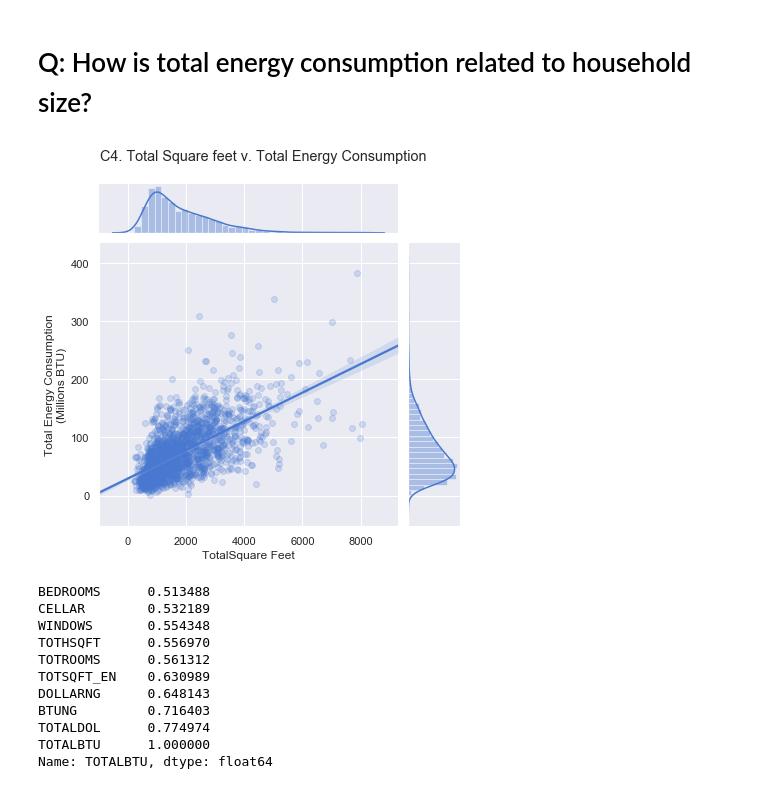
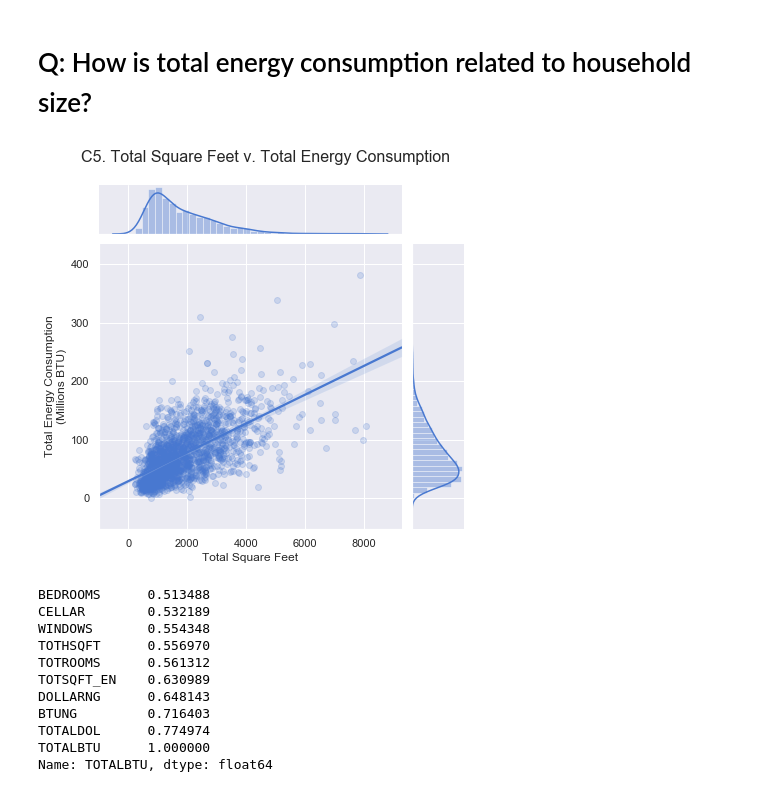
Before and after one commit to ishareef7/Springboard, a Jupyter notebook: Capstone1/EDA/EDA.ipynb, the cells around one changed output. Saved outputs shown, nothing was run; the diff lists cells and outputs as text; code cells hidden in the pictures.

```diff
--- a/Capstone1/EDA/EDA.ipynb
+++ b/Capstone1/EDA/EDA.ipynb
@@ -162,13 +151,13 @@ _ = plt.title('Distribution of Total Energy Consumption')
 # %% [markdown]
 # Q: How is total energy consumption related to household size?
 # %%
-c4 = sns.jointplot(x = 'TOTSQFT_EN', y = 'TOTALBTU', kind = 'reg', data = scaled_btu , scatter_kws = {'alpha':0.2})
-_ = c4.set_axis_labels('TotalSquare Feet','Total Energy Consumption\n(Millions BTU)')
-_ = c4.fig.subplots_adjust(top=0.9)
-_ = c4.fig.suptitle('C4. Total Square feet v. Total Energy Consumption')
-_ = c4.savefig('c4.jpg')
+c5 = sns.jointplot(x = 'TOTSQFT_EN', y = 'TOTALBTU', kind = 'reg', data = scaled_btu , scatter_kws = {'alpha':0.2})
+_ = c5.set_axis_labels('Total Square Feet','Total Energy Consumption\n(Millions BTU)')
+_ = c5.fig.subplots_adjust(top=0.9)
+_ = c5.fig.suptitle('C5. Total Square Feet v. Total Energy Consumption',fontsize=16)
+_ = c5.savefig('c5.jpg')
 # %% [output]
-[figure, old version]
+[figure, new version]
 # %%
 r = recs[recs['TOTHSQFT'] > 0]
 corr_mat = r.corr()
```
Also changed, not shown: parts of 12 cells of this notebook, 27 other files.
